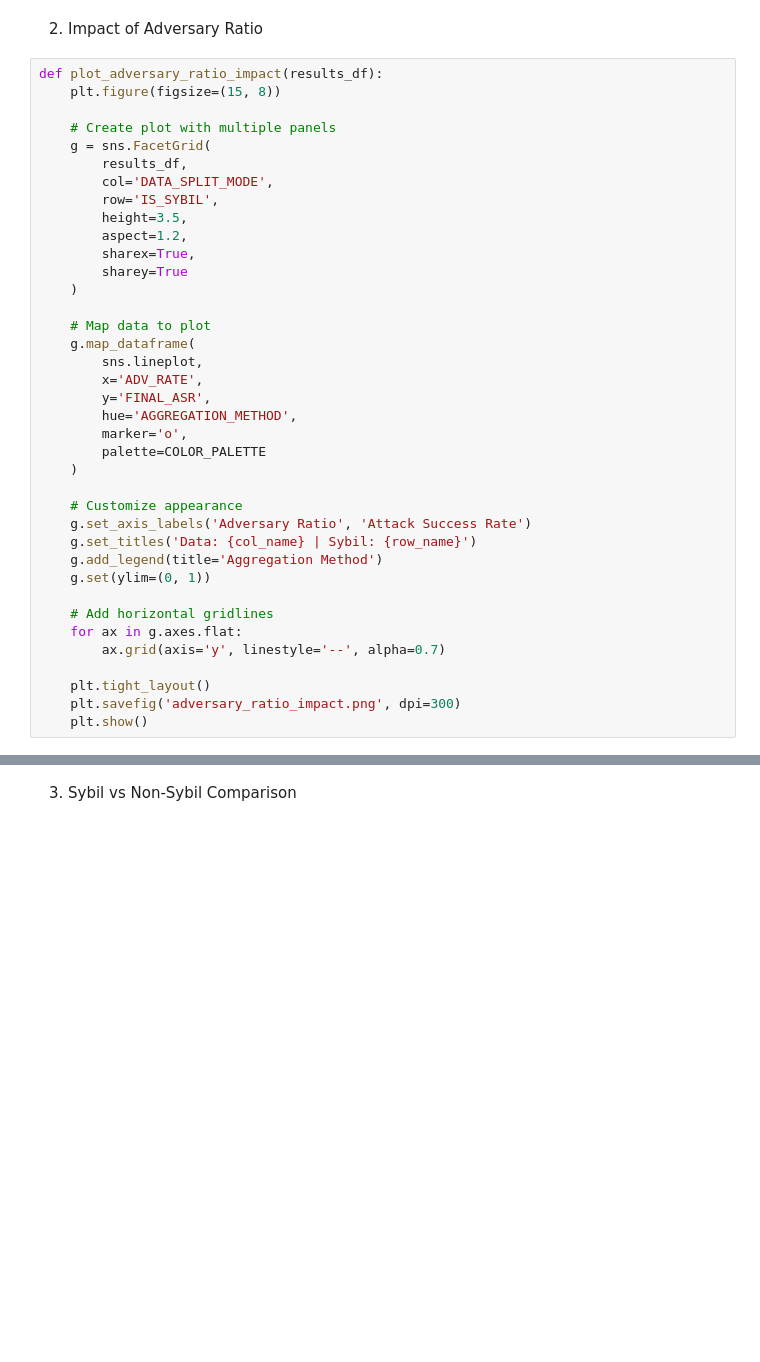
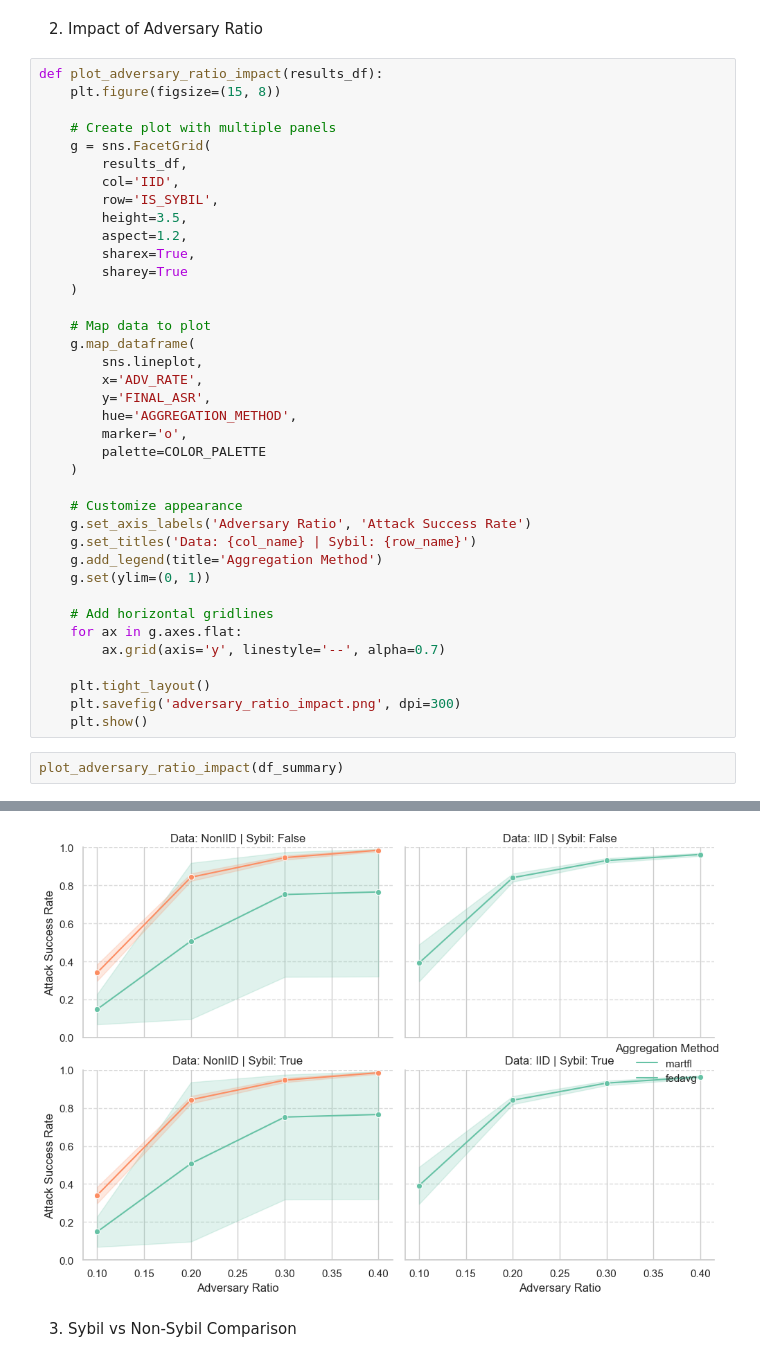
Before and after one commit to szyszyzys/poison_data_valuation, a Jupyter notebook: visual_result.ipynb, the cells around one changed output, grey strips where cells are left out. Cells and saved outputs as stored; diff of their text form; blank space fills up the shorter version.

```diff
--- a/visual_result.ipynb
+++ b/visual_result.ipynb
@@ -1936,7 +1944,7 @@ def plot_adversary_ratio_impact(results_df):
     # Create plot with multiple panels
     g = sns.FacetGrid(
         results_df,
-        col='DATA_SPLIT_MODE',
+        col='IID',
         row='IS_SYBIL',
         height=3.5,
         aspect=1.2,
@@ -1967,3 +1975,6 @@ def plot_adversary_ratio_impact(results_df):
     plt.tight_layout()
     plt.savefig('adversary_ratio_impact.png', dpi=300)
     plt.show()
+# %%
+plot_adversary_ratio_impact(df_summary)
+# %% [output]
@@ -1970,3 +1982,4 @@ def plot_adversary_ratio_impact(results_df):
+[figure, added]
 # %% [markdown]
 3. Sybil vs Non-Sybil Comparison
 # %%
```
Also changed, not shown: parts of 18 cells of this notebook, 2 other files.
